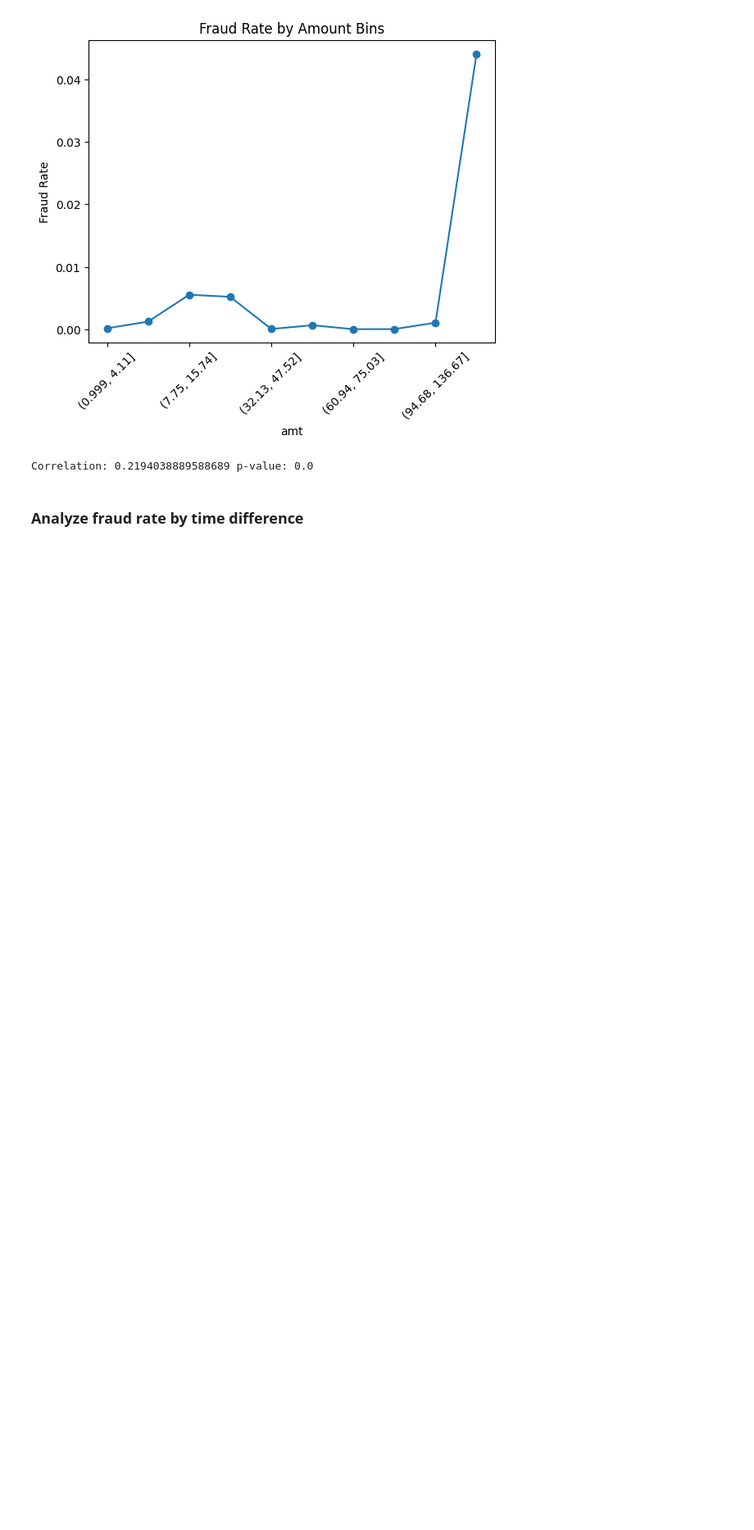
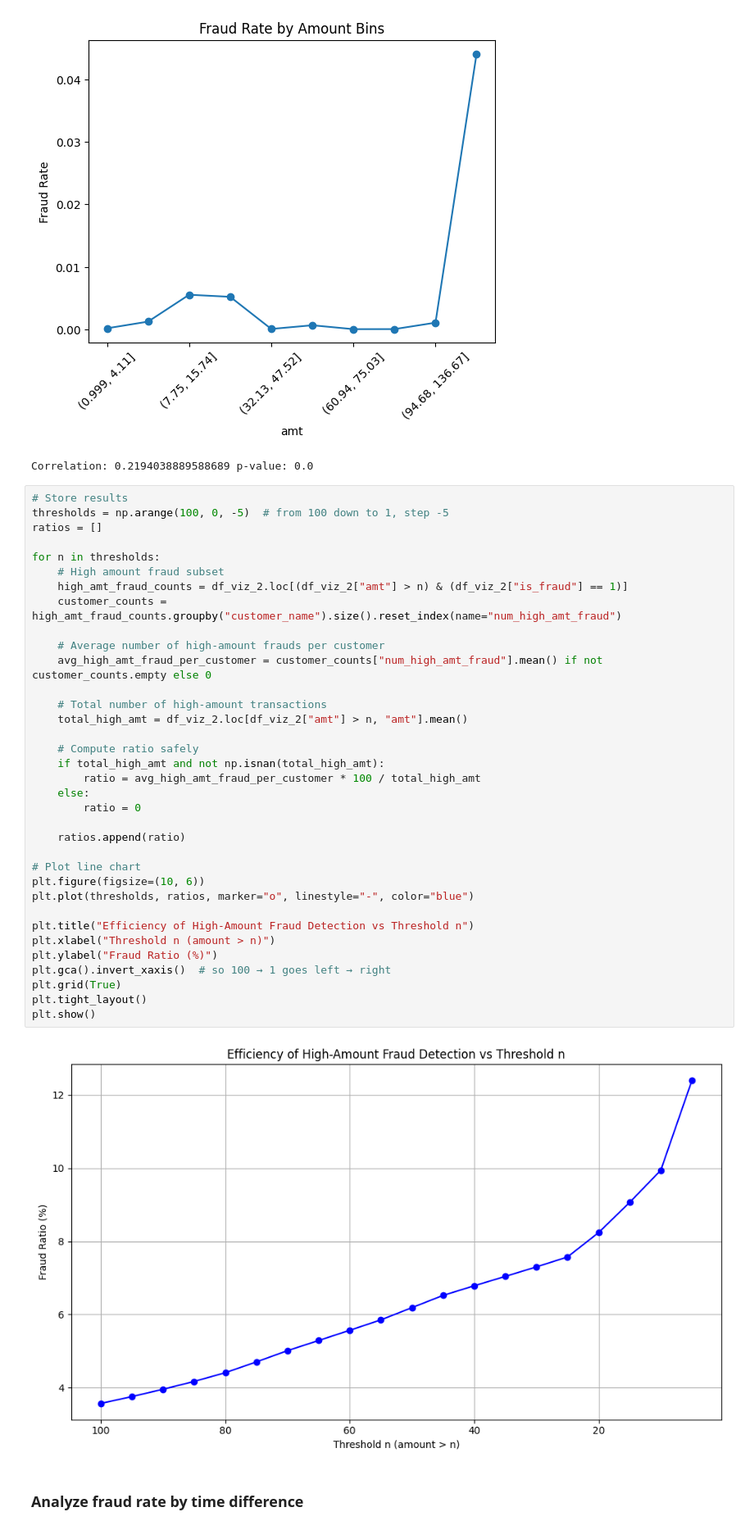
Before and after one commit to AubLambert/FraudDetection, a Jupyter notebook: Fraud_Detection.ipynb, the cells around one changed output. Shown at 82% size. Saved outputs shown, nothing was run; the diff lists cells and outputs as text; blank space fills up the shorter version.

```diff
--- a/Fraud_Detection.ipynb
+++ b/Fraud_Detection.ipynb
@@ -1279,6 +1319,43 @@ print("Correlation:", corr, "p-value:", pval)
 The default of observed=False is deprecated and will be changed to True in a future version of pandas. Pass observed=False to retain current behavior or observed=True to adopt the future default and s ...
 [figure]
 Correlation: 0.2194038889588689 p-value: 0.0
+# %%
+# Store results
+thresholds = np.arange(100, 0, -5)  # from 100 down to 1, step -5
+ratios = []
+
+for n in thresholds:
+    # High amount fraud subset
+    high_amt_fraud_counts = df_viz_2.loc[(df_viz_2["amt"] > n) & (df_viz_2["is_fraud"] == 1)]
+    customer_counts = high_amt_fraud_counts.groupby("customer_name").size().reset_index(name="num_high_amt_fraud")
+
+    # Average number of high-amount frauds per customer
+    avg_high_amt_fraud_per_customer = customer_counts["num_high_amt_fraud"].mean() if not customer_counts.empty else 0
+
+    # Total number of high-amount transactions
+    total_high_amt = df_viz_2.loc[df_viz_2["amt"] > n, "amt"].mean()
+
+    # Compute ratio safely
+    if total_high_amt and not np.isnan(total_high_amt):
+        ratio = avg_high_amt_fraud_per_customer * 100 / total_high_amt
+    else:
+        ratio = 0
+
+    ratios.append(ratio)
+
+# Plot line chart
+plt.figure(figsize=(10, 6))
+plt.plot(thresholds, ratios, marker="o", linestyle="-", color="blue")
+
+plt.title("Efficiency of High-Amount Fraud Detection vs Threshold n")
+plt.xlabel("Threshold n (amount > n)")
+plt.ylabel("Fraud Ratio (%)")
+plt.gca().invert_xaxis()  # so 100 → 1 goes left → right
+plt.grid(True)
+plt.tight_layout()
+plt.show()
+# %% [output]
+[figure, added]
 # %% [markdown]
 ### Analyze fraud rate by time difference
 # %%
```
Also changed, not shown: parts of 13 cells of this notebook.
